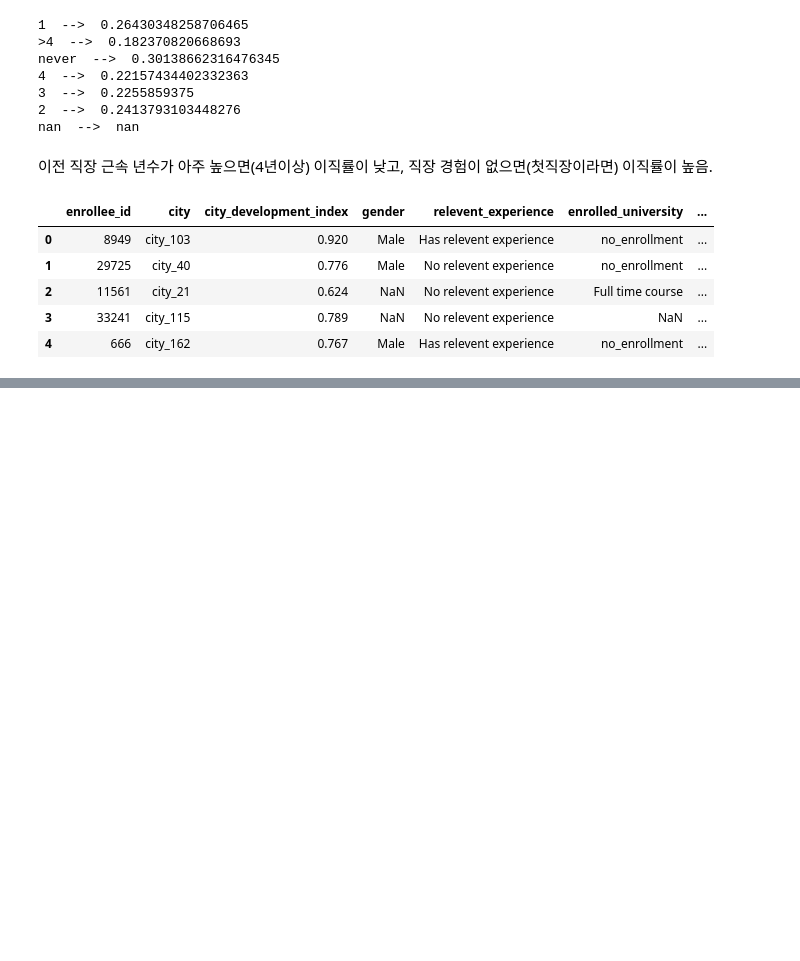
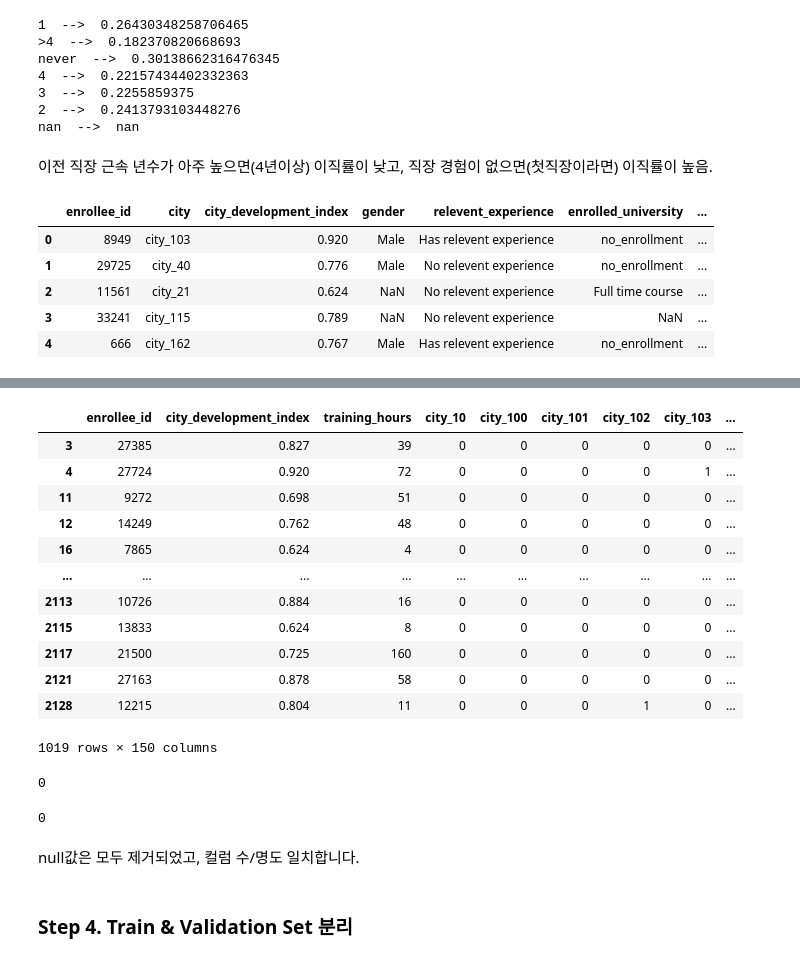
Before and after one commit to sw-song/kaggle-study, a Jupyter notebook: job_change_of_data_scientists/HR_Analytics.ipynb, the cells around one changed output, grey strips where cells are left out. Saved outputs shown, nothing was run; the diff lists cells and outputs as text; code cells hidden in the pictures; blank space fills up the shorter version.

```diff
--- a/job_change_of_data_scientists/HR_Analytics.ipynb
+++ b/job_change_of_data_scientists/HR_Analytics.ipynb
@@ -599,0 +760,28 @@ train_data.head()
+# %%
+test_data_dropna
+# %% [output]
+|  | enrollee_id | city_development_index | training_hours | city_10 | city_100 | city_101 | city_102 | city_103 | ... |
+| 3 | 27385 | 0.827 | 39 | 0 | 0 | 0 | 0 | 0 | ... |
+| 4 | 27724 | 0.920 | 72 | 0 | 0 | 0 | 0 | 1 | ... |
+| 11 | 9272 | 0.698 | 51 | 0 | 0 | 0 | 0 | 0 | ... |
+| 12 | 14249 | 0.762 | 48 | 0 | 0 | 0 | 0 | 0 | ... |
+| 16 | 7865 | 0.624 | 4 | 0 | 0 | 0 | 0 | 0 | ... |
+| ... | ... | ... | ... | ... | ... | ... | ... | ... | ... |
+| 2113 | 10726 | 0.884 | 16 | 0 | 0 | 0 | 0 | 0 | ... |
+| 2115 | 13833 | 0.624 | 8 | 0 | 0 | 0 | 0 | 0 | ... |
+| 2117 | 21500 | 0.725 | 160 | 0 | 0 | 0 | 0 | 0 | ... |
+| 2121 | 27163 | 0.878 | 58 | 0 | 0 | 0 | 0 | 0 | ... |
+| 2128 | 12215 | 0.804 | 11 | 0 | 0 | 0 | 1 | 0 | ... |
+1019 rows × 150 columns
+# %%
+train_data_dropna.isnull().sum().sum()
+# %% [output]
+0
+# %%
+test_data_dropna.isnull().sum().sum()
+# %% [output]
+0
+# %% [markdown]
+null값은 모두 제거되었고, 컬럼 수/명도 일치합니다.
+# %% [markdown]
+### Step 4. Train & Validation Set 분리
```
Also changed, not shown: parts of 51 cells of this notebook, 1 other file.
